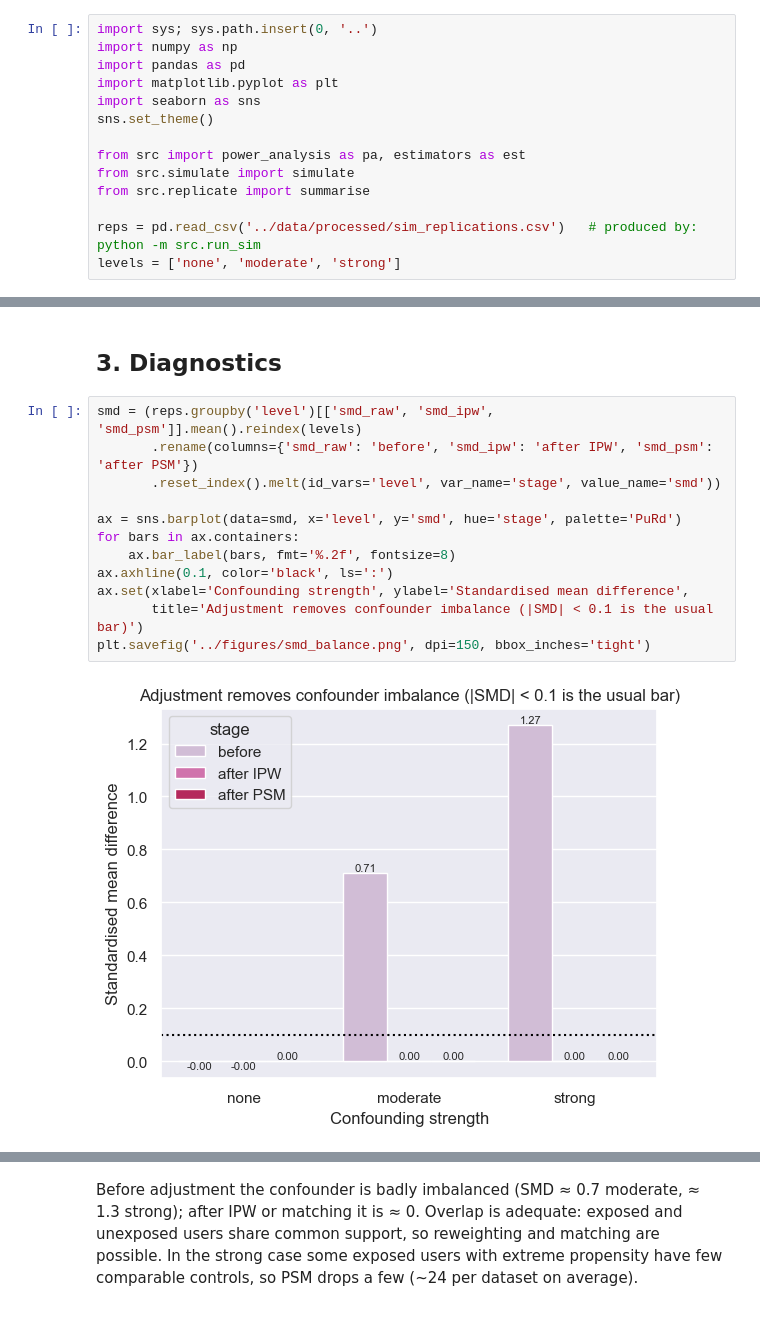
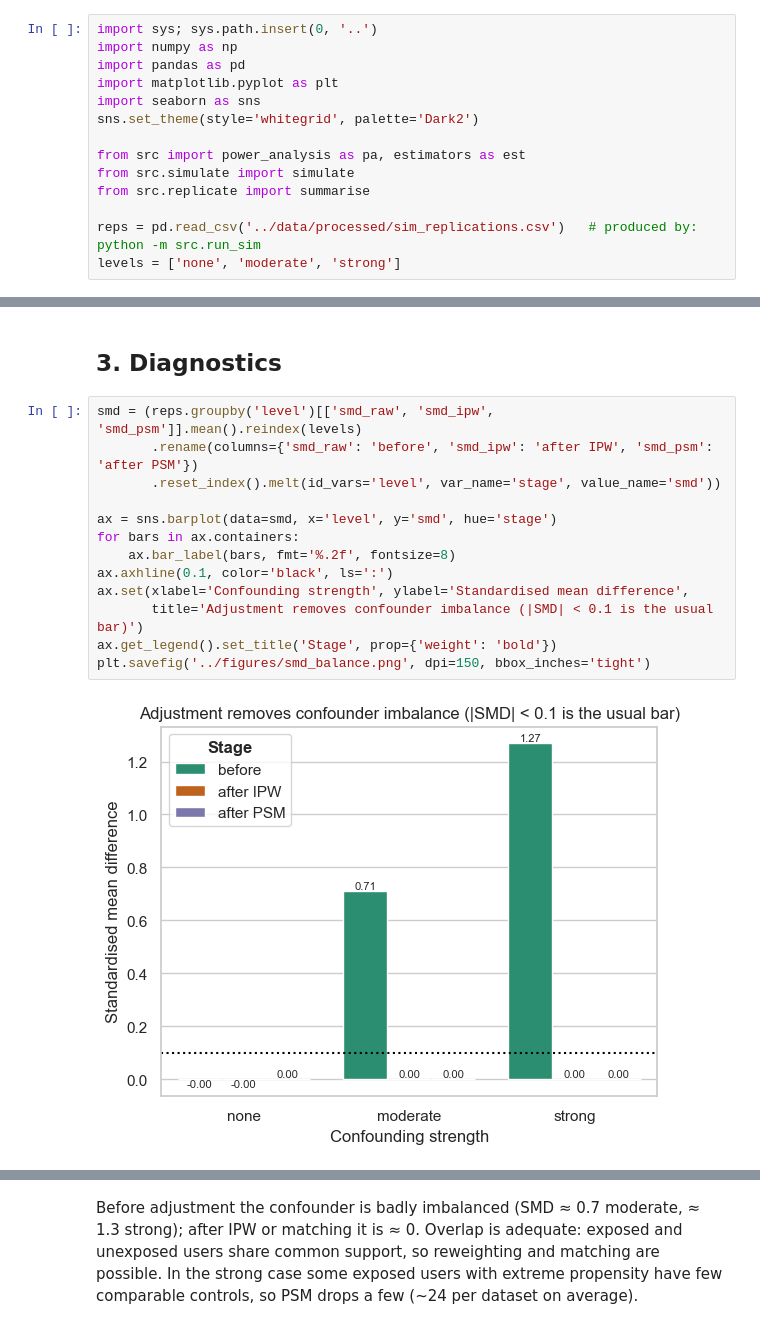
Before and after one commit to Tarieret/causal-marketing-lift, a Jupyter notebook: notebooks/02_simulation.ipynb, the cells around one changed output, grey strips where cells are left out. Drawn from its saved outputs; the diff is of its cells as text.

```diff
--- a/notebooks/02_simulation.ipynb
+++ b/notebooks/02_simulation.ipynb
@@ -18,7 +18,7 @@ import numpy as np
 import pandas as pd
 import matplotlib.pyplot as plt
 import seaborn as sns
-sns.set_theme()
+sns.set_theme(style='whitegrid', palette='Dark2')
 
 from src import power_analysis as pa, estimators as est
 from src.simulate import simulate
@@ -104,17 +106,18 @@ plt.savefig('../figures/estimates_by_confounding.png', dpi=150, bbox_inches='tig
 # %%
 smd = (reps.groupby('level')[['smd_raw', 'smd_ipw', 'smd_psm']].mean().reindex(levels)
        .rename(columns={'smd_raw': 'before', 'smd_ipw': 'after IPW', 'smd_psm': 'after PSM'})
        .reset_index().melt(id_vars='level', var_name='stage', value_name='smd'))
 
-ax = sns.barplot(data=smd, x='level', y='smd', hue='stage', palette='PuRd')
+ax = sns.barplot(data=smd, x='level', y='smd', hue='stage')
 for bars in ax.containers:
     ax.bar_label(bars, fmt='%.2f', fontsize=8)
 ax.axhline(0.1, color='black', ls=':')
 ax.set(xlabel='Confounding strength', ylabel='Standardised mean difference',
        title='Adjustment removes confounder imbalance (|SMD| < 0.1 is the usual bar)')
+ax.get_legend().set_title('Stage', prop={'weight': 'bold'})
 plt.savefig('../figures/smd_balance.png', dpi=150, bbox_inches='tight')
 # %% [output]
-[figure, old version]
+[figure, new version]
 # %%
 d = simulate(gamma=1.5, seed=3)          # one dataset, strong confounding
 ps = est.fit_propensity(d.x, d.t)
```
Also changed, not shown: parts of 4 cells of this notebook, 7 other files.
